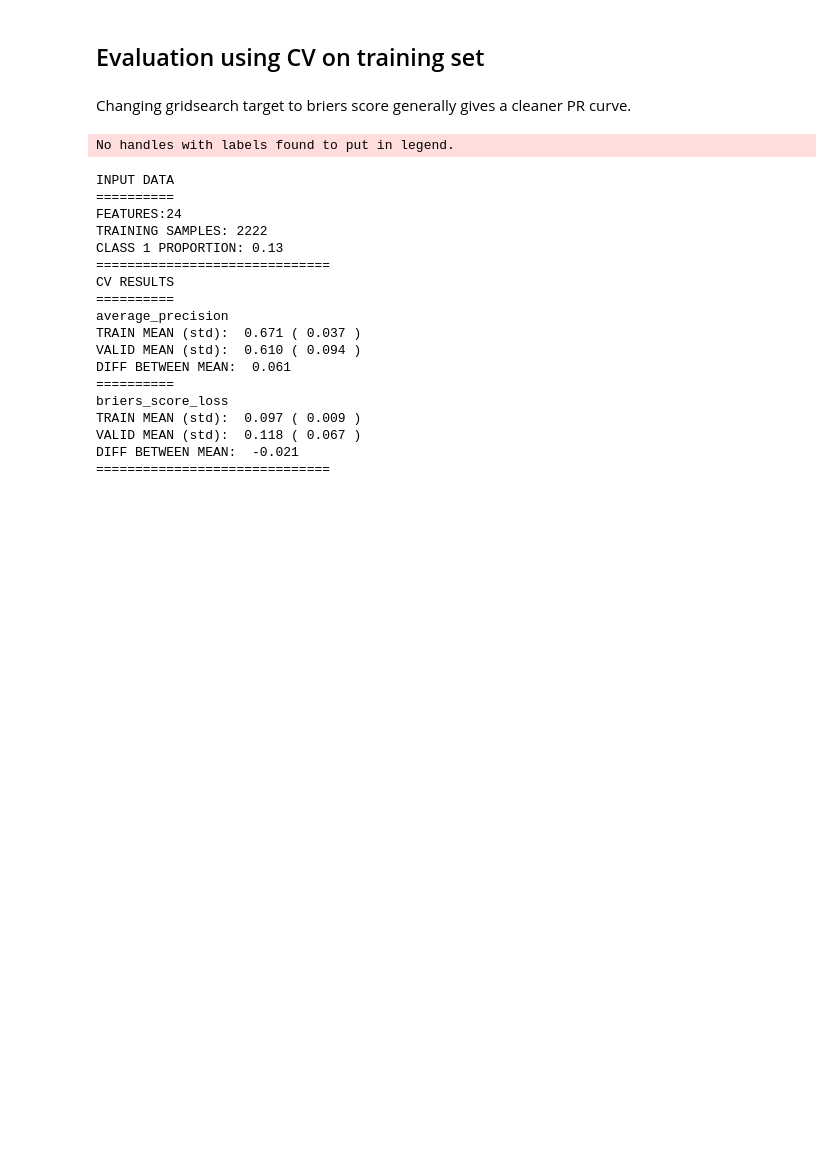
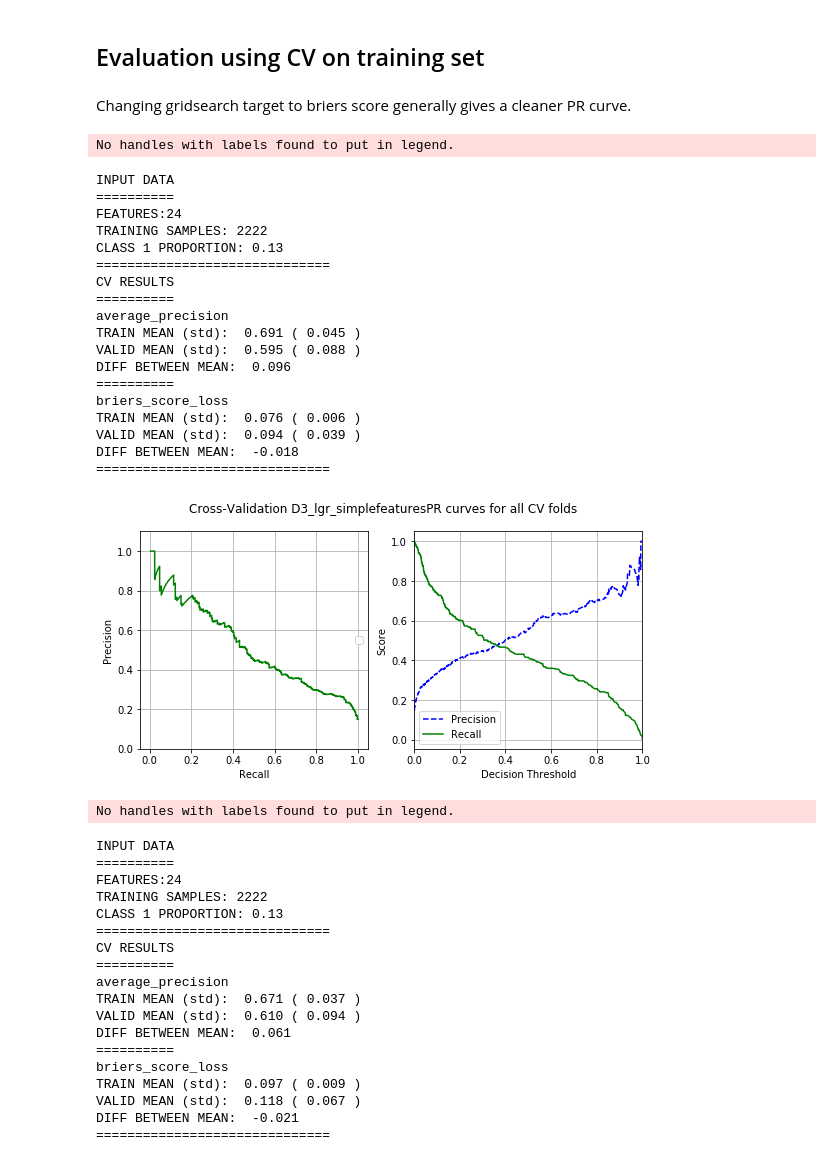
Before and after one commit to BradKeogh/EDclassification, a Jupyter notebook: notebooks/model/single_timeseries/D3_single_timeseries.ipynb, the cells around one changed output. Drawn from its saved outputs; the diff is of its cells as text; code cells hidden in the pictures; blank space fills up the shorter version.

```diff
--- a/notebooks/model/single_timeseries/D3_single_timeseries.ipynb
+++ b/notebooks/model/single_timeseries/D3_single_timeseries.ipynb
@@ -193,7 +193,7 @@ param_grid = {
 # %%
 tscv = TimeSeriesSplit(n_splits=6)
 # %%
-grid_search = GridSearchCV(lgr_model, param_grid, cv=tscv, scoring='average_precision', return_train_score=True)
+grid_search = GridSearchCV(lgr_model, param_grid, cv=tscv, scoring='brier_score_loss', return_train_score=True)
 # brier_score_loss, average_precision
 grid_search.fit(X_trainT, y_train)
 # %% [output]
@@ -228,6 +228,29 @@ X_train.shape
 from src.eval.eval_utils import cross_val_predict_tscv, ModelCVEvaluation
 # %% [markdown]
 Changing gridsearch target to briers score generally gives a cleaner PR curve.
+# %%
+meval = ModelCVEvaluation(grid_search.best_estimator_, 'D3_lgr_simplefeatures', X_trainT, y_train, 6)
+# %% [output]
+No handles with labels found to put in legend.
+INPUT DATA
+==========
+FEATURES:24
+TRAINING SAMPLES: 2222
+CLASS 1 PROPORTION: 0.13
+==============================
+CV RESULTS
+==========
+average_precision
+TRAIN MEAN (std):  0.691 ( 0.045 )
+VALID MEAN (std):  0.595 ( 0.088 )
+DIFF BETWEEN MEAN:  0.096
+==========
+briers_score_loss
+TRAIN MEAN (std):  0.076 ( 0.006 )
+VALID MEAN (std):  0.094 ( 0.039 )
+DIFF BETWEEN MEAN:  -0.018
+==============================
+[figure, added]
 # %%
 meval = ModelCVEvaluation(grid_search.best_estimator_, 'D3_lgr_simplefeatures', X_trainT, y_train, 6)
 # %% [output]
```
Also changed, not shown: parts of 3 cells of this notebook, 4 other files.
